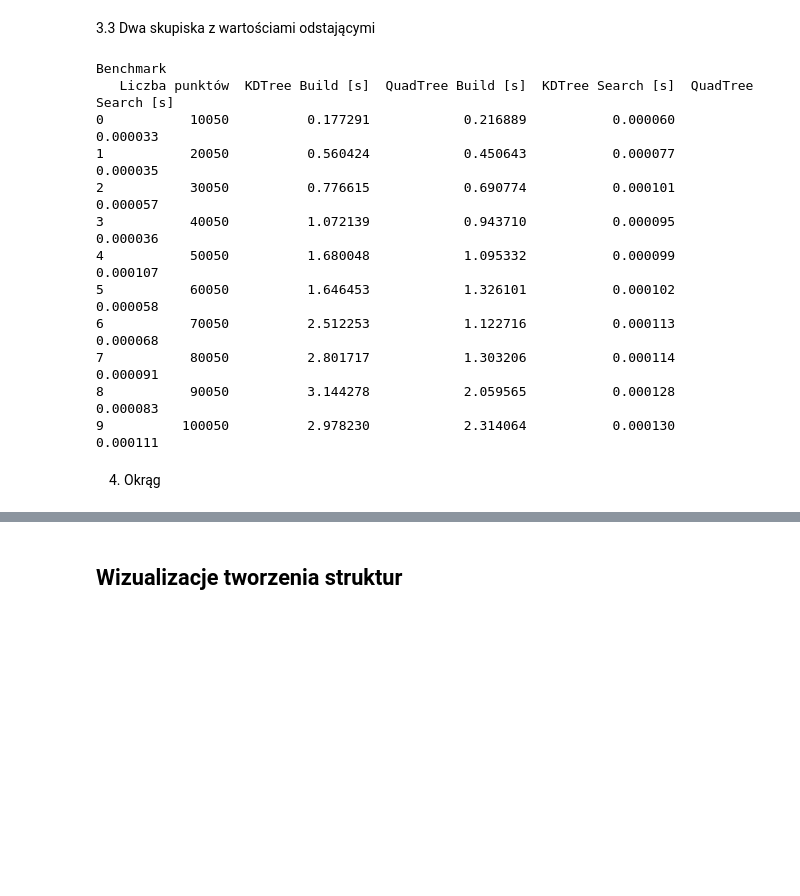
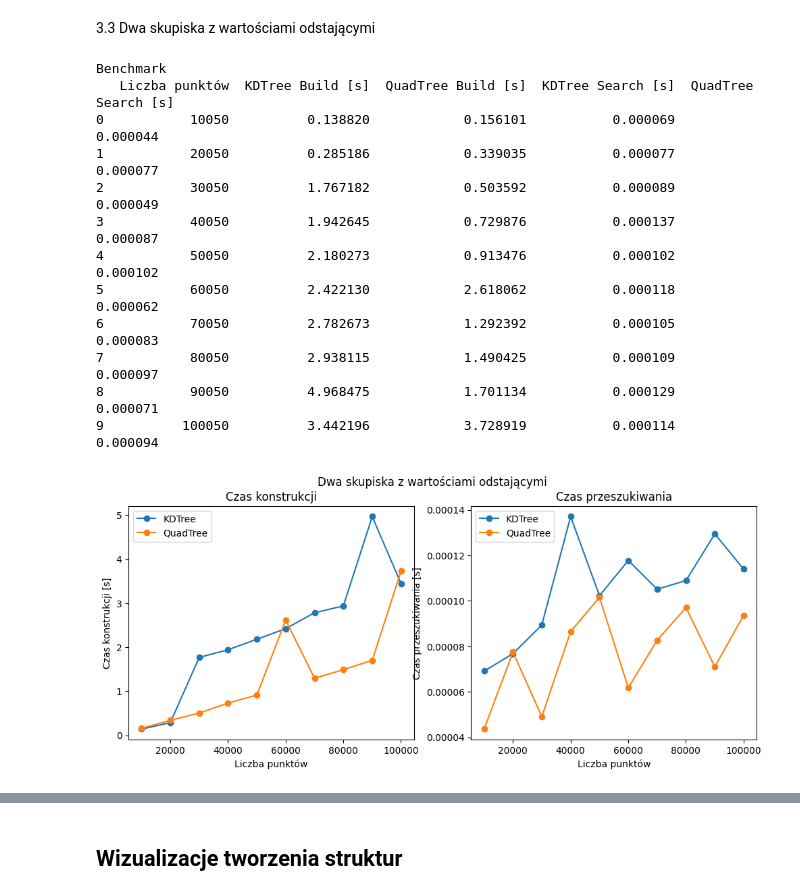
Before and after one commit to FloudMe77/QuadTree_and_KdTree, a Jupyter notebook: code/main.ipynb, the cells around one changed output, grey strips where cells are left out. Saved outputs shown, nothing was run; the diff lists cells and outputs as text; code cells hidden in the pictures; blank space fills up the shorter version.

```diff
--- a/code/main.ipynb
+++ b/code/main.ipynb
@@ -190,19 +193,19 @@ Benchmark
 # %% [markdown]
 3.3 Dwa skupiska z wartościami odstającymi
 # %%
-show_time_table([gt.add_outliners(50, gt.generate_clasters(10000*n,2,0,100,0,100),0,100,0,100) for n in range(1,11)])
+df33=show_time_table([gt.add_outliners(50, gt.generate_clasters(10000*n,2,0,100,0,100),0,100,0,100) for n in range(1,11)],output_file="c33.csv")
+show_graphs(df33, "Dwa skupiska z wartościami odstającymi")
 # %% [output]
 Benchmark
    Liczba punktów  KDTree Build [s]  QuadTree Build [s]  KDTree Search [s]  QuadTree Search [s]
-0           10050          0.177291            0.216889           0.000060             0.000033
-1           20050          0.560424            0.450643           0.000077             0.000035
-2           30050          0.776615            0.690774           0.000101             0.000057
-3           40050          1.072139            0.943710           0.000095             0.000036
-4           50050          1.680048            1.095332           0.000099             0.000107
-5           60050          1.646453            1.326101           0.000102             0.000058
-6           70050          2.512253            1.122716           0.000113             0.000068
-7           80050          2.801717            1.303206           0.000114             0.000091
-8           90050          3.144278            2.059565           0.000128             0.000083
-9          100050          2.978230            2.314064           0.000130             0.000111
+0           10050          0.138820            0.156101           0.000069             0.000044
+1           20050          0.285186            0.339035           0.000077             0.000077
+2           30050          1.767182            0.503592           0.000089             0.000049
+3           40050          1.942645            0.729876           0.000137             0.000087
+4           50050          2.180273            0.913476           0.000102             0.000102
+5           60050          2.422130            2.618062           0.000118             0.000062
+6           70050          2.782673            1.292392           0.000105             0.000083
+7           80050          2.938115            1.490425           0.000109             0.000097
+8           90050          4.968475            1.701134           0.000129             0.000071
+9          100050          3.442196            3.728919           0.000114             0.000094
+[figure, added]
-# %% [markdown]
-4. Okrąg
```
Also changed, not shown: parts of 16 cells of this notebook.
